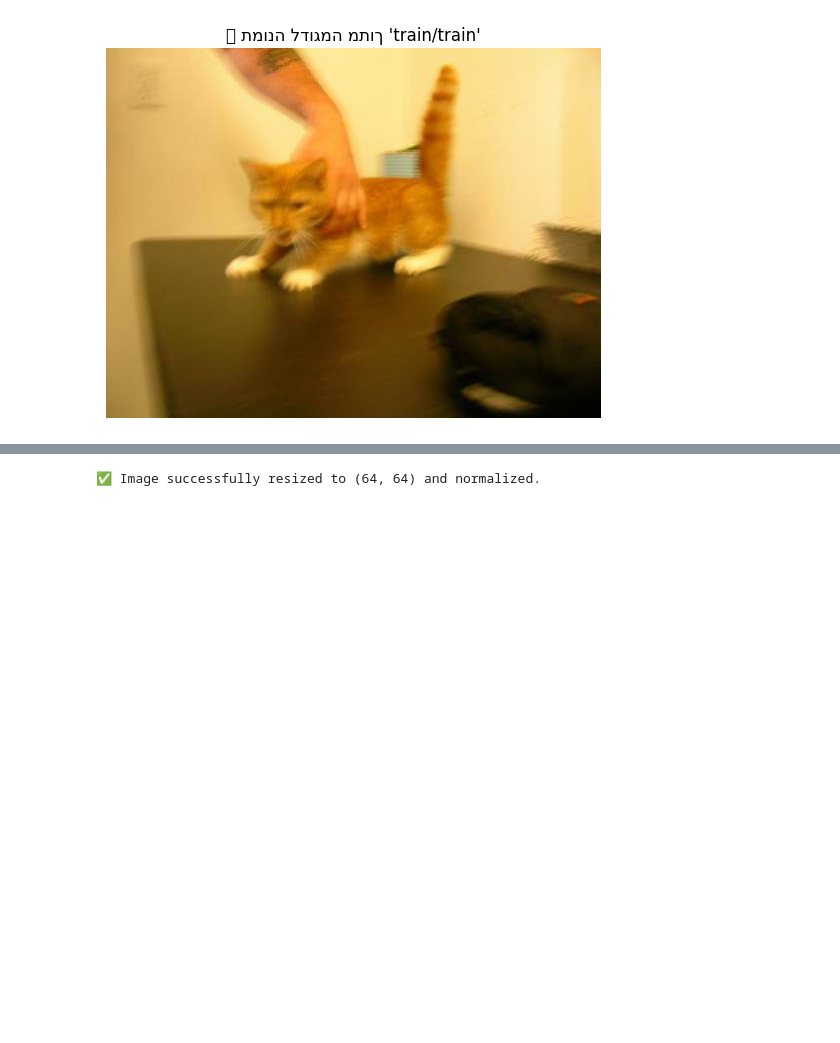
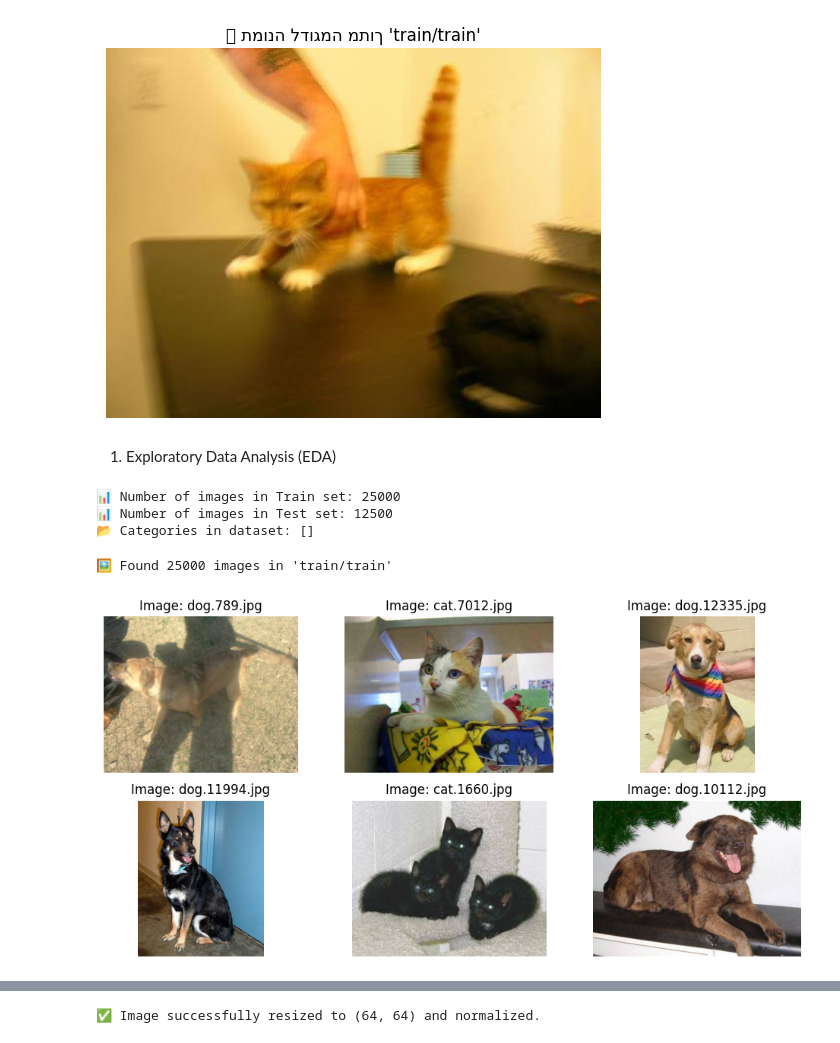
Before and after one commit to edenamram/Dogs-Vs-Cats, a Jupyter notebook: final_project.ipynb, the cells around one changed output, grey strips where cells are left out. Saved outputs shown, nothing was run; the diff lists cells and outputs as text; code cells hidden in the pictures; blank space fills up the shorter version.

```diff
--- a/final_project.ipynb
+++ b/final_project.ipynb
@@ -38,3 +46,51 @@ else:
     print("❌ לא נמצאו קבצי תמונה בתיקייה.")
 # %% [output]
 [figure]
+# %% [markdown]
+1. Exploratory Data Analysis (EDA)
+# %%
+# Count the number of images in each folder
+num_train_images = sum([len(files) for _, _, files in os.walk(train_path)])
+num_test_images = sum([len(files) for _, _, files in os.walk(test_path)])
+
+print(f"📊 Number of images in Train set: {num_train_images}")
+print(f"📊 Number of images in Test set: {num_test_images}")
+
+# Check for subfolders (categories)
+categories = [folder for folder in os.listdir(train_path) if os.path.isdir(os.path.join(train_path, folder))]
+print(f"📂 Categories in dataset: {categories}")
+# %% [output]
+📊 Number of images in Train set: 25000
+📊 Number of images in Test set: 12500
+📂 Categories in dataset: []
+# %%
+# Get all image files directly inside train_path
+image_files = [f for f in os.listdir(train_path) if f.endswith(('.png', '.jpg', '.jpeg'))]
+
+print(f"🖼️ Found {len(image_files)} images in 'train/train'")
+# %% [output]
+🖼️ Found 25000 images in 'train/train'
+# %%
+# Step 2: Display Sample Images
+
+# Select 6 random images for display
+sample_images = random.sample(image_files, min(6, len(image_files)))
+
+plt.figure(figsize=(10, 5))
+
+for i, img_file in enumerate(sample_images):
+    img_path = os.path.join(train_path, img_file)
+
+    try:
+        img = Image.open(img_path)
+        plt.subplot(2, 3, i + 1)
+        plt.imshow(img)
+        plt.axis("off")
+        plt.title(f"Image: {img_file}")
+    except Exception as e:
+        print(f"❌ Error loading image {img_path}: {e}")
+
+plt.tight_layout()
+plt.show()
+# %% [output]
+[figure, added]
```
Also changed, not shown: parts of 10 cells of this notebook.
